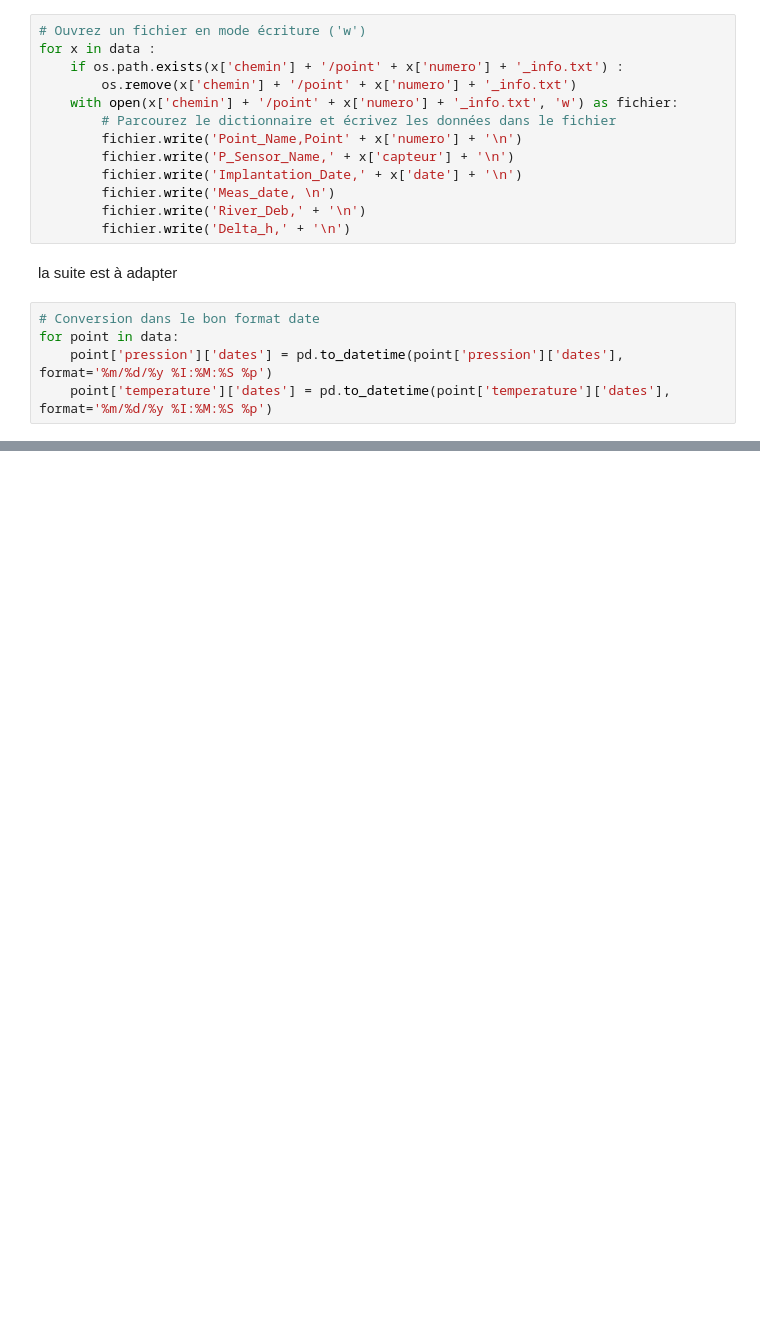
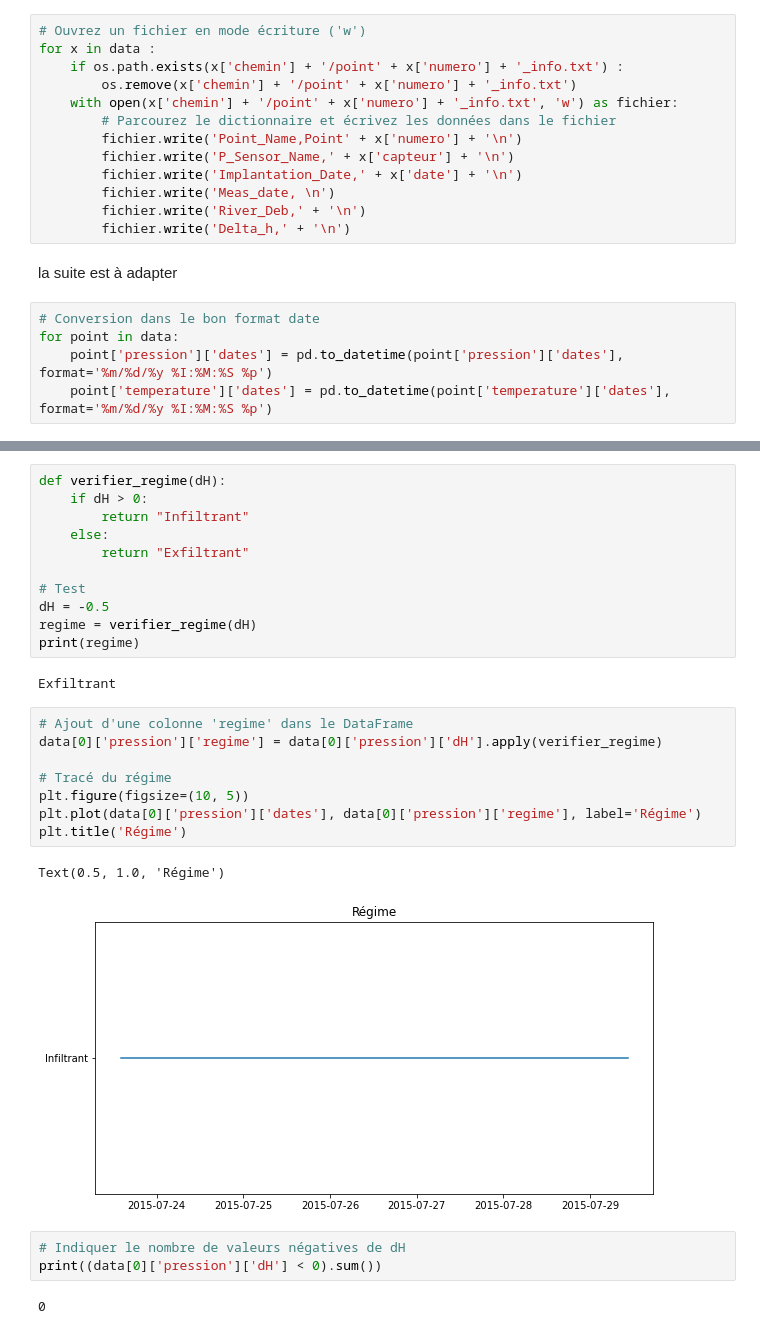
Before and after one commit to Lauredesorgues/MOLONARI_projet_3-, a Jupyter notebook: traitement_data_molonari_12-10_Lise.ipynb, the cells around one changed output, grey strips where cells are left out. Saved outputs shown, nothing was run; the diff lists cells and outputs as text; blank space fills up the shorter version.

```diff
--- a/traitement_data_molonari_12-10_Lise.ipynb
+++ b/traitement_data_molonari_12-10_Lise.ipynb
@@ -238,0 +359,29 @@ std                              NaN    0.010566            1.264824
+# %%
+def verifier_regime(dH):
+    if dH > 0:
+        return "Infiltrant"
+    else:
+        return "Exfiltrant"
+
+# Test
+dH = -0.5
+regime = verifier_regime(dH)
+print(regime)
+# %% [output]
+Exfiltrant
+# %%
+# Ajout d'une colonne 'regime' dans le DataFrame
+data[0]['pression']['regime'] = data[0]['pression']['dH'].apply(verifier_regime)
+
+# Tracé du régime
+plt.figure(figsize=(10, 5))
+plt.plot(data[0]['pression']['dates'], data[0]['pression']['regime'], label='Régime')
+plt.title('Régime')
+# %% [output]
+Text(0.5, 1.0, 'Régime')
+[figure, added]
+# %%
+# Indiquer le nombre de valeurs négatives de dH
+print((data[0]['pression']['dH'] < 0).sum())
+# %% [output]
+0
```
Also changed, not shown: parts of 11 cells of this notebook, 3 other files.
